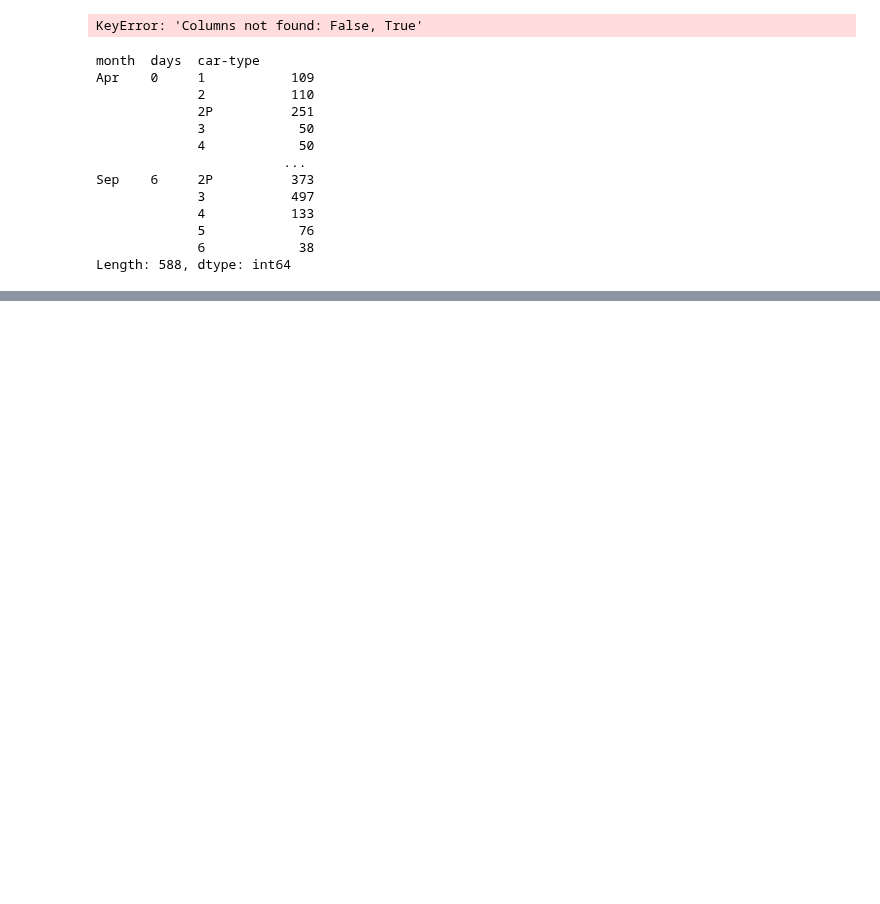
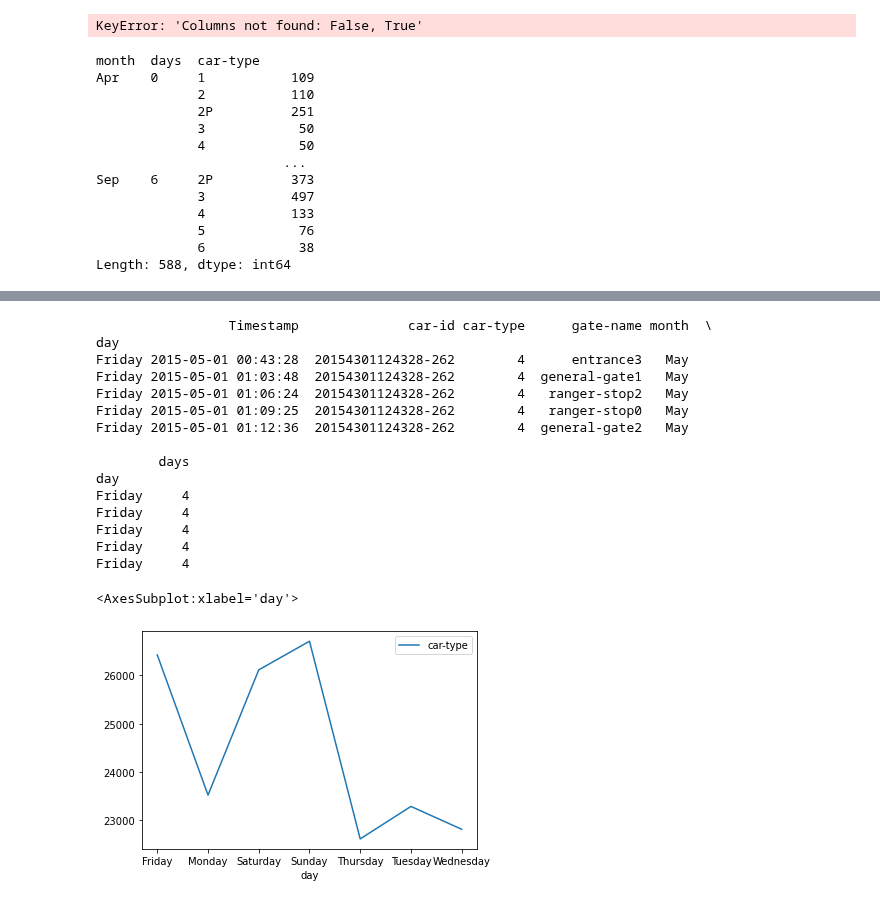
Before and after one commit to dollberk/Patterns_of_Life_Capstone, a Jupyter notebook: Capstone_Final.ipynb, the cells around one changed output, grey strips where cells are left out. Saved outputs shown, nothing was run; the diff lists cells and outputs as text; code cells hidden in the pictures; blank space fills up the shorter version.

```diff
--- a/Capstone_Final.ipynb
+++ b/Capstone_Final.ipynb
@@ -483,0 +502,23 @@ Length: 588, dtype: int64
+# %%
+graph = data.set_index('day')
+print(graph.head())
+graph.groupby('day').count()['car-type'].plot(legend=True)
+#data.groupby(['days', 'car-type']).plot(legend=True)
+# %% [output]
+                 Timestamp              car-id car-type      gate-name month  \
+day
+Friday 2015-05-01 00:43:28  20154301124328-262        4      entrance3   May
+Friday 2015-05-01 01:03:48  20154301124328-262        4  general-gate1   May
+Friday 2015-05-01 01:06:24  20154301124328-262        4   ranger-stop2   May
+Friday 2015-05-01 01:09:25  20154301124328-262        4   ranger-stop0   May
+Friday 2015-05-01 01:12:36  20154301124328-262        4  general-gate2   May
+
+        days
+day
+Friday     4
+Friday     4
+Friday     4
+Friday     4
+Friday     4
+<AxesSubplot:xlabel='day'>
+[figure, added]
```
Also changed, not shown: parts of 14 cells of this notebook.
